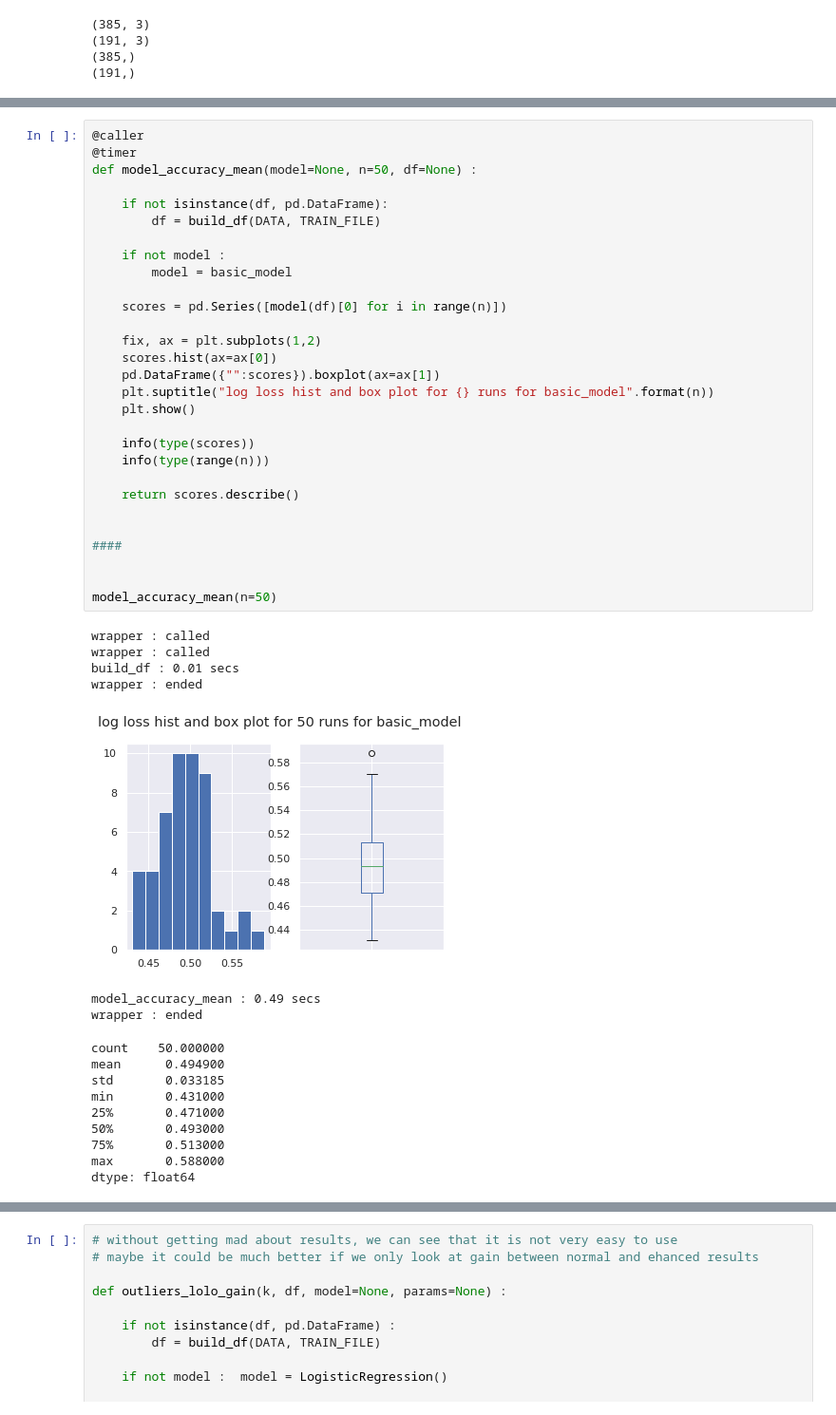
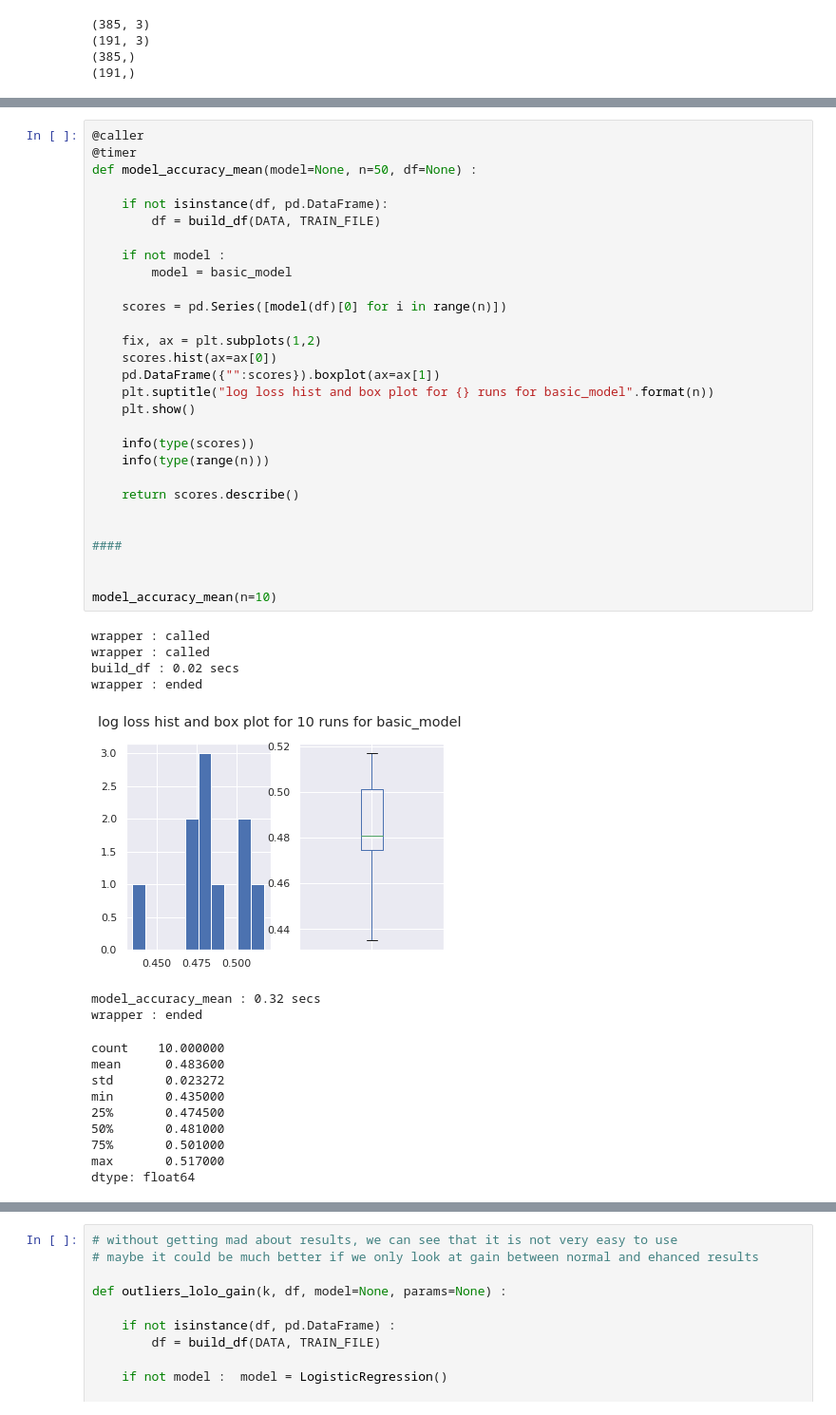
Before and after one commit to AlexandreGazagnes/Driven-Data-Blood-Donations, a Jupyter notebook: kernels/final_notebook.ipynb, the cells around one changed output, grey strips where cells are left out. Shown at 95% size. Cells and saved outputs as stored; diff of their text form.

```diff
--- a/kernels/final_notebook.ipynb
+++ b/kernels/final_notebook.ipynb
@@ -734,46 +734,46 @@ print(lolo)
 @timer
 def model_accuracy_mean(model=None, n=50, df=None) :
 
     if not isinstance(df, pd.DataFrame):
         df = build_df(DATA, TRAIN_FILE)
 
     if not model :
         model = basic_model
 
     scores = pd.Series([model(df)[0] for i in range(n)])
 
     fix, ax = plt.subplots(1,2)
     scores.hist(ax=ax[0])
     pd.DataFrame({"":scores}).boxplot(ax=ax[1])
     plt.suptitle("log loss hist and box plot for {} runs for basic_model".format(n))
     plt.show()
 
     info(type(scores))
     info(type(range(n)))
 
     return scores.describe()
 
 
 ####
 
 
-model_accuracy_mean(n=50)
+model_accuracy_mean(n=10)
 # %% [output]
 wrapper : called
 wrapper : called
-build_df : 0.01 secs
+build_df : 0.02 secs
 wrapper : ended
-[figure, old version]
+[figure, new version]
-model_accuracy_mean : 0.49 secs
+model_accuracy_mean : 0.32 secs
 wrapper : ended
-count    50.000000
-mean      0.494900
-std       0.033185
-min       0.431000
-25%       0.471000
-50%       0.493000
-75%       0.513000
-max       0.588000
+count    10.000000
+mean      0.483600
+std       0.023272
+min       0.435000
+25%       0.474500
+50%       0.481000
+75%       0.501000
+max       0.517000
 dtype: float64
 # %%
 
```
Also changed, not shown: parts of 54 cells of this notebook.
